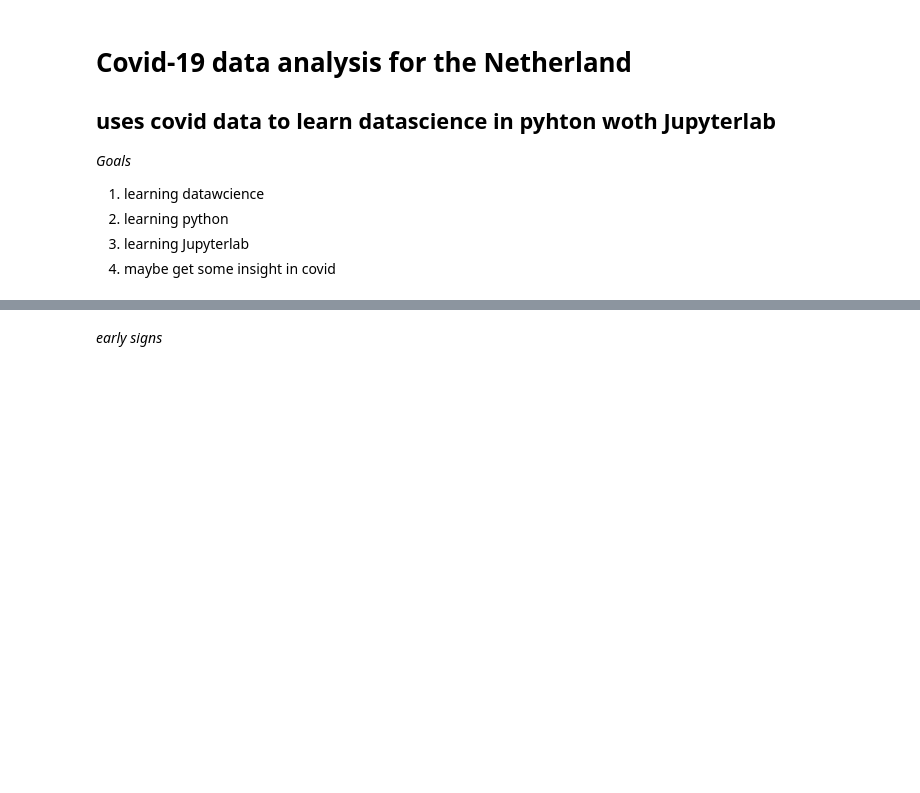
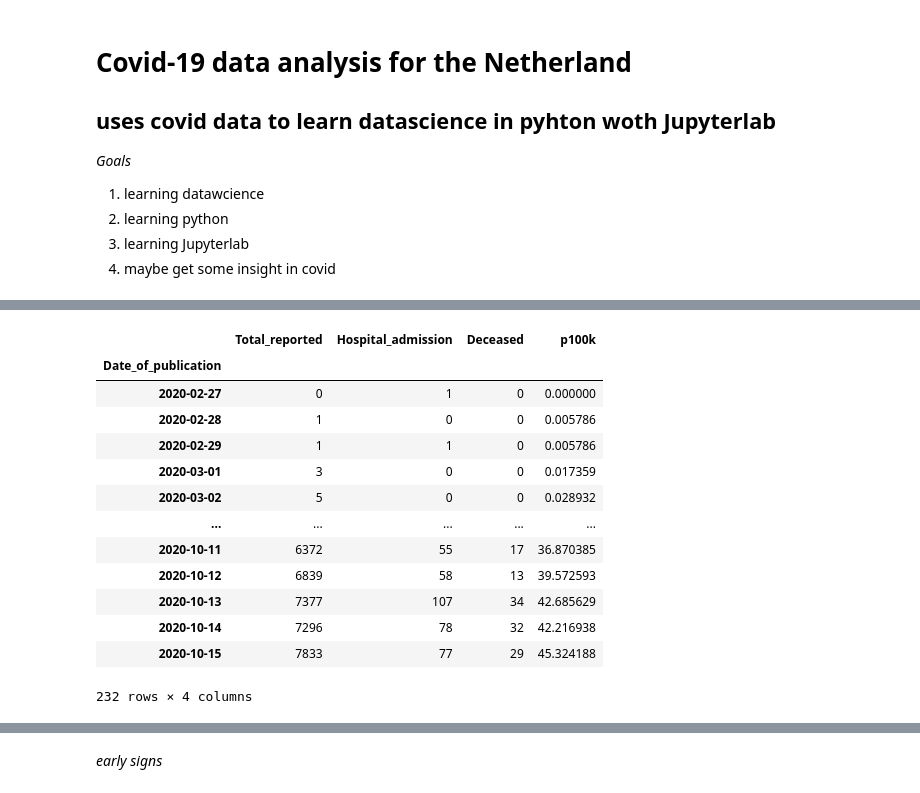
Before and after one commit to cjvanzwol/notebooks, a Jupyter notebook: Covid.ipynb, the cells around one changed output, grey strips where cells are left out. Drawn from its saved outputs; the diff is of its cells as text; code cells hidden in the pictures; blank space fills up the shorter version.

```diff
--- a/Covid.ipynb
+++ b/Covid.ipynb
@@ -15,0 +32,8 @@ from datetime import datetime
+# %%
+print('CBS')
+# https://opendata.cbs.nl/statline/portal.html
+
+print('Bevolking; kerncijfers (Population statistics)')
+# https://opendata.cbs.nl/statline/portal.html?_catalog=CBS&_la=en&tableId=37296ned&_theme=61
+population = pd.DataFrame(cbs.get_data('37296ned'))
+print(bevolking.head())
@@ -15,0 +58,7 @@ from datetime import datetime
+# %%
+# Total population
+max_year = population.iloc[-1]['Perioden']
+population_total = population.iloc[-1]['TotaleBevolking_1']
+print('Population in ' + str(max_year) + ' was ' + str(population_total) + '.')
+
+# Deseased per year
@@ -45,0 +96,5 @@ print(pt)
+# %%
+# correct dates
+pt['Date_of_report'] = pd.to_datetime(pt['Date_of_report']).dt.date
+pt['Date_of_publication'] = pd.to_datetime(pt['Date_of_publication']).dt.date
+print(pt.head())
@@ -45,0 +119,23 @@ print(pt)
+# %%
+# Gemiddeld aantal positief geteste mensen per 100.000 inwoners
+## Dit getal laat zien van hoeveel mensen gisteren per 100.000 inwoners gemeld is dat ze positief getest zijn en COVID-19 hebben.
+pt_agg = pt.groupby('Date_of_publication').sum()
+pt_agg['p100k'] = pt_agg['Total_reported'] / population_total * 100000
+pt_agg
+#pt_agg['mov_avg_p100k'] = np.average(pt_agg['']])
+#np.mean(pt[len(pt.columns)-1].Total_reported)
+# %% [output]
+|  | Total_reported | Hospital_admission | Deceased | p100k |
+| Date_of_publication |  |  |  |  |
+| 2020-02-27 | 0 | 1 | 0 | 0.000000 |
+| 2020-02-28 | 1 | 0 | 0 | 0.005786 |
+| 2020-02-29 | 1 | 1 | 0 | 0.005786 |
+| 2020-03-01 | 3 | 0 | 0 | 0.017359 |
+| 2020-03-02 | 5 | 0 | 0 | 0.028932 |
+| ... | ... | ... | ... | ... |
+| 2020-10-11 | 6372 | 55 | 17 | 36.870385 |
+| 2020-10-12 | 6839 | 58 | 13 | 39.572593 |
+| 2020-10-13 | 7377 | 107 | 34 | 42.685629 |
+| 2020-10-14 | 7296 | 78 | 32 | 42.216938 |
+| 2020-10-15 | 7833 | 77 | 29 | 45.324188 |
+232 rows × 4 columns
```
Also changed, not shown: parts of 29 cells of this notebook.
